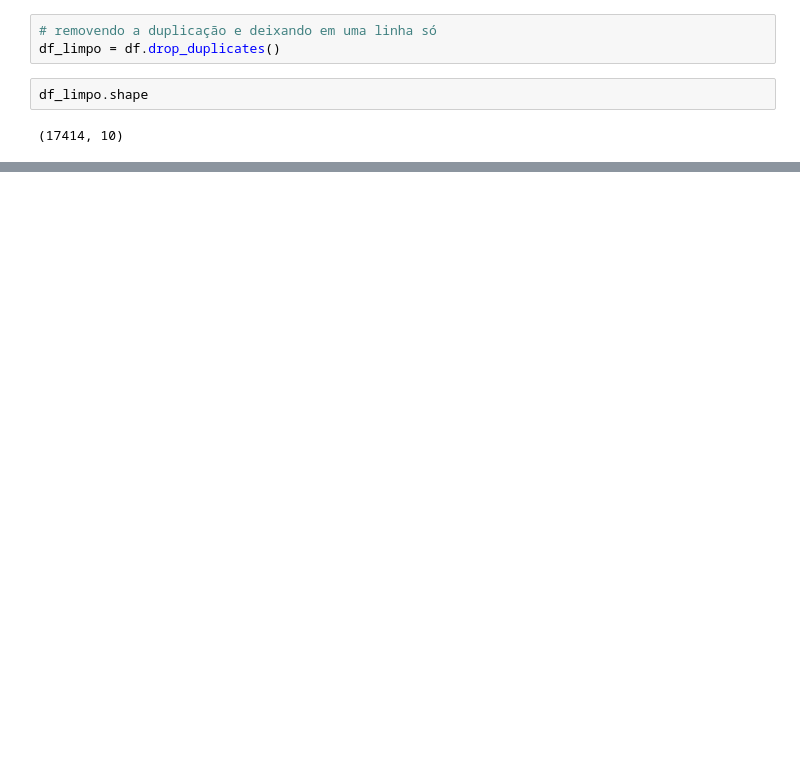
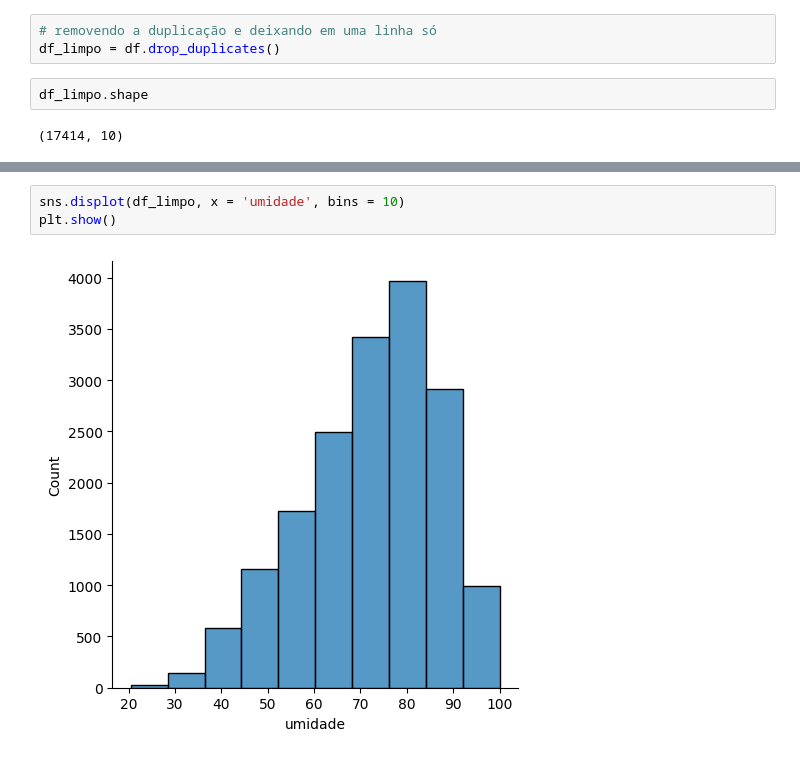
Before and after one commit to IronZiiz/Data-Science_Time-Series, a Jupyter notebook: Main_notebook_Time_series.ipynb, the cells around one changed output, grey strips where cells are left out. Drawn from its saved outputs; the diff is of its cells as text; blank space fills up the shorter version.

```diff
--- a/Main_notebook_Time_series.ipynb
+++ b/Main_notebook_Time_series.ipynb
@@ -106,0 +133,5 @@ df_limpo.shape
+# %%
+sns.displot(df_limpo, x = 'umidade', bins = 10)
+plt.show()
+# %% [output]
+[figure, added]
```
Also changed, not shown: parts of 73 cells of this notebook.
